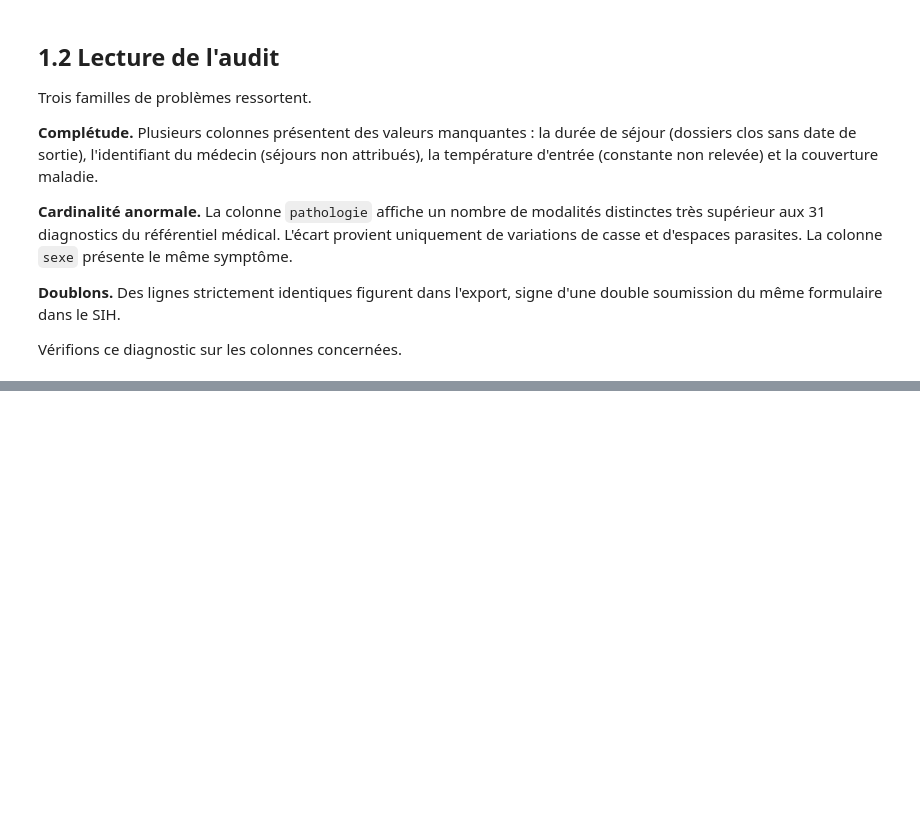
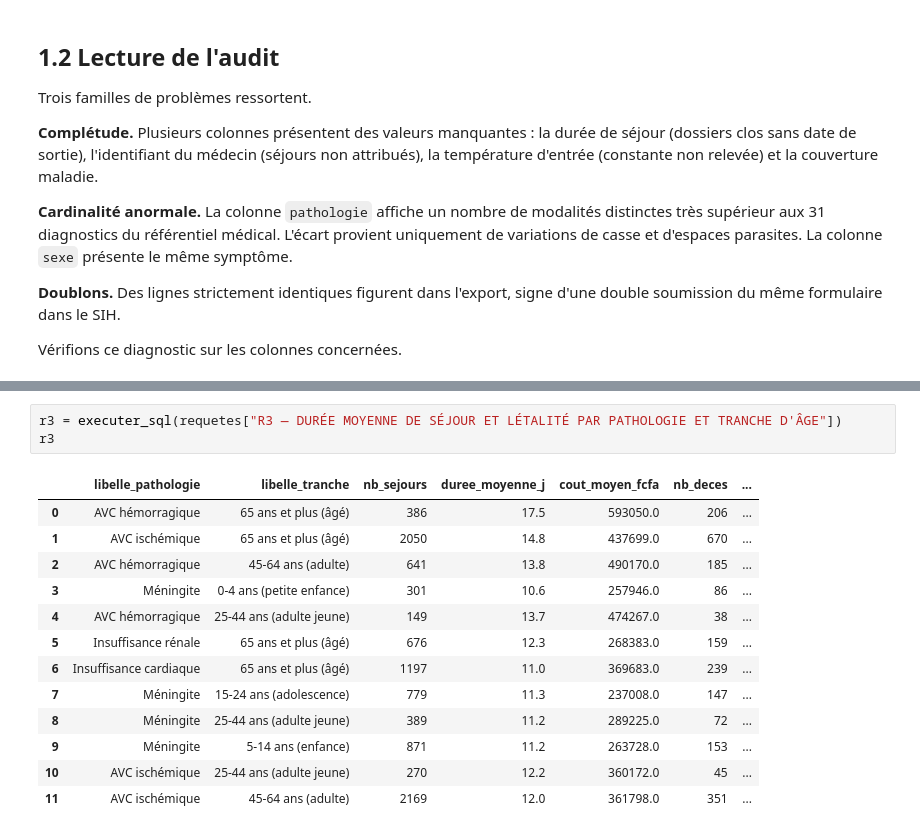
Before and after one commit to Vxell/projet-de-chu-treichville, a Jupyter notebook: notebooks/pipeline_etl.ipynb, the cells around one changed output, grey strips where cells are left out. Drawn from its saved outputs; the diff is of its cells as text; blank space fills up the shorter version.

```diff
--- a/notebooks/pipeline_etl.ipynb
+++ b/notebooks/pipeline_etl.ipynb
@@ -204,0 +742,17 @@ print(f"Lignes strictement dupliquées : {df_brut.duplicated().sum():,}")
+# %%
+r3 = executer_sql(requetes["R3 — DURÉE MOYENNE DE SÉJOUR ET LÉTALITÉ PAR PATHOLOGIE ET TRANCHE D'ÂGE"])
+r3
+# %% [output]
+|  | libelle_pathologie | libelle_tranche | nb_sejours | duree_moyenne_j | cout_moyen_fcfa | nb_deces | ... |
+| 0 | AVC hémorragique | 65 ans et plus (âgé) | 386 | 17.5 | 593050.0 | 206 | ... |
+| 1 | AVC ischémique | 65 ans et plus (âgé) | 2050 | 14.8 | 437699.0 | 670 | ... |
+| 2 | AVC hémorragique | 45-64 ans (adulte) | 641 | 13.8 | 490170.0 | 185 | ... |
+| 3 | Méningite | 0-4 ans (petite enfance) | 301 | 10.6 | 257946.0 | 86 | ... |
+| 4 | AVC hémorragique | 25-44 ans (adulte jeune) | 149 | 13.7 | 474267.0 | 38 | ... |
+| 5 | Insuffisance rénale | 65 ans et plus (âgé) | 676 | 12.3 | 268383.0 | 159 | ... |
+| 6 | Insuffisance cardiaque | 65 ans et plus (âgé) | 1197 | 11.0 | 369683.0 | 239 | ... |
+| 7 | Méningite | 15-24 ans (adolescence) | 779 | 11.3 | 237008.0 | 147 | ... |
+| 8 | Méningite | 25-44 ans (adulte jeune) | 389 | 11.2 | 289225.0 | 72 | ... |
+| 9 | Méningite | 5-14 ans (enfance) | 871 | 11.2 | 263728.0 | 153 | ... |
+| 10 | AVC ischémique | 25-44 ans (adulte jeune) | 270 | 12.2 | 360172.0 | 45 | ... |
+| 11 | AVC ischémique | 45-64 ans (adulte) | 2169 | 12.0 | 361798.0 | 351 | ... |
```
Also changed, not shown: parts of 40 cells of this notebook, 1 other file.
